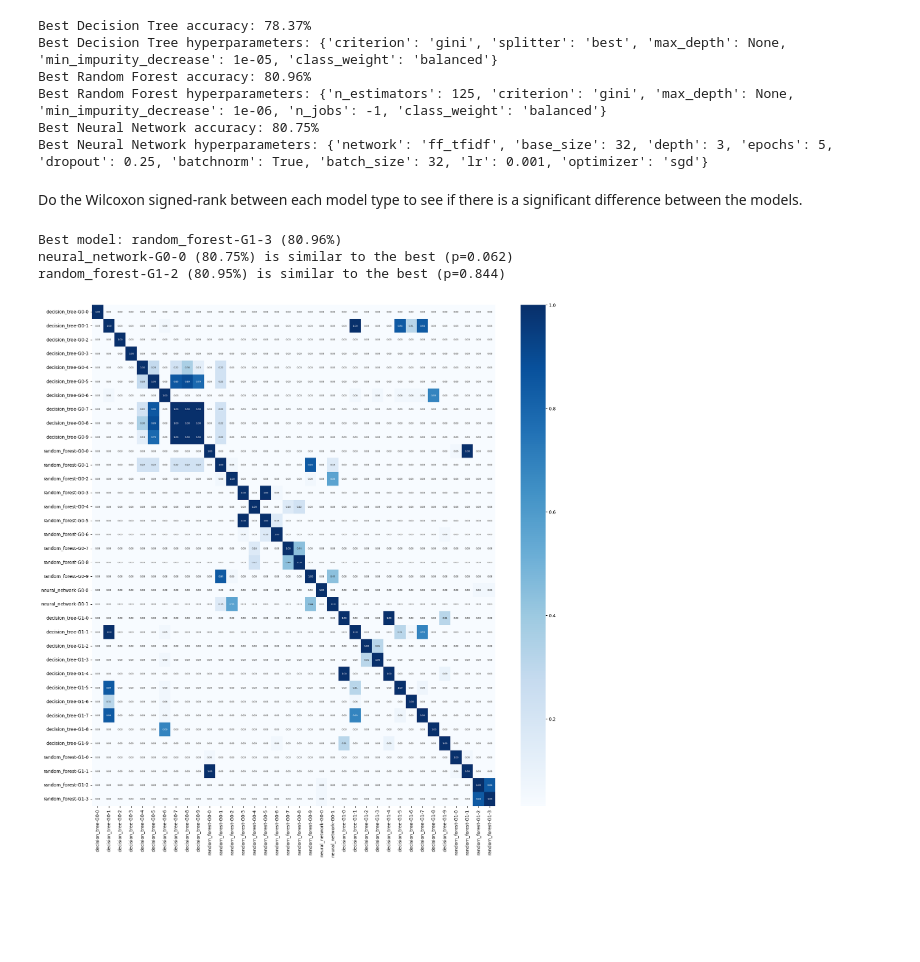
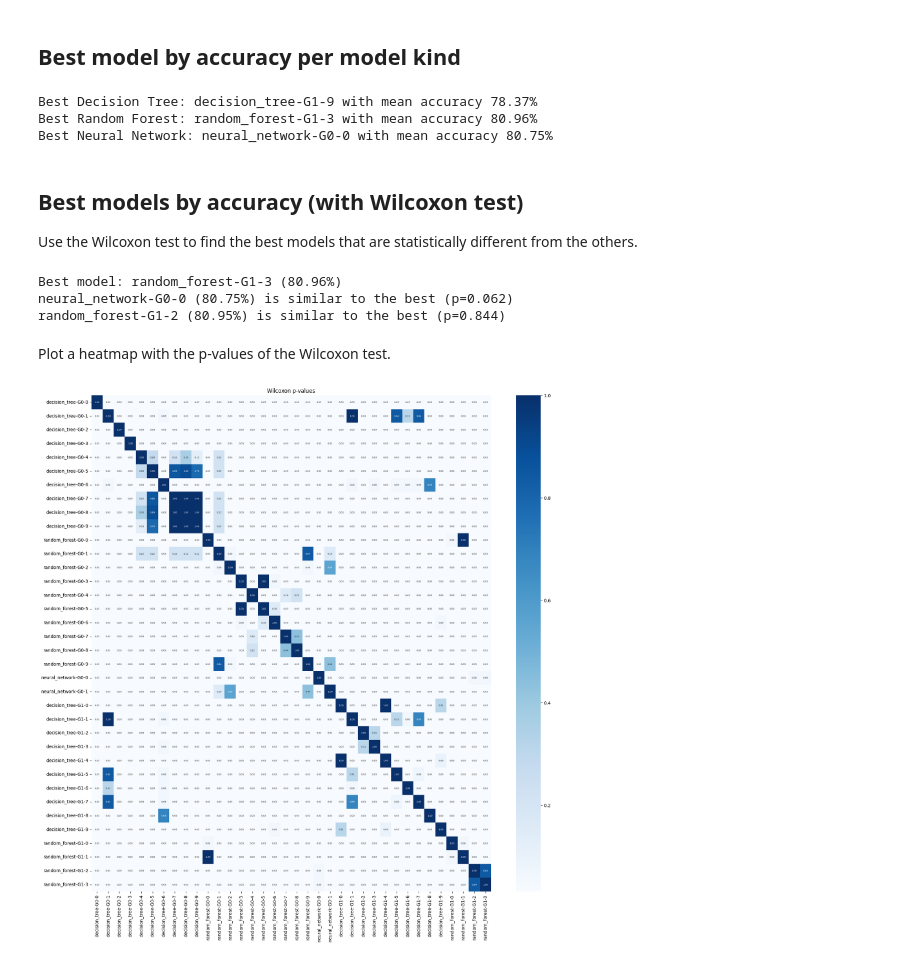
Before and after one commit to Etto48/DataMiningProject, a Jupyter notebook: src/notebooks/selection_results.ipynb, the cells around one changed output. Cells and saved outputs as stored; diff of their text form; code cells hidden in the pictures; blank space fills up the shorter version.

```diff
--- a/src/notebooks/selection_results.ipynb
+++ b/src/notebooks/selection_results.ipynb
@@ -119,34 +90,40 @@ Print the best model for each model type.
-# %%
-for model_kind, result in best_results.items():
-    print(f"Best {beautiful_names[model_kind]} accuracy: {result['accuracy']*100:.2f}%")
-    print(f"Best {beautiful_names[model_kind]} hyperparameters: {result['params']}")
-# %% [output]
-Best Decision Tree accuracy: 78.37%
-Best Decision Tree hyperparameters: {'criterion': 'gini', 'splitter': 'best', 'max_depth': None, 'min_impurity_decrease': 1e-05, 'class_weight': 'balanced'}
-Best Random Forest accuracy: 80.96%
-Best Random Forest hyperparameters: {'n_estimators': 125, 'criterion': 'gini', 'max_depth': None, 'min_impurity_decrease': 1e-06, 'n_jobs': -1, 'class_weight': 'balanced'}
-Best Neural Network accuracy: 80.75%
-Best Neural Network hyperparameters: {'network': 'ff_tfidf', 'base_size': 32, 'depth': 3, 'epochs': 5, 'dropout': 0.25, 'batchnorm': True, 'batch_size': 32, 'lr': 0.001, 'optimizer': 'sgd'}
-# %% [markdown]
-Do the Wilcoxon signed-rank between each model type to see if there is a significant difference between the models.
+# %% [markdown]
+## Best model by accuracy per model kind
+# %%
+best_results = {}
+for i, index in enumerate(results_indices):
+    gen, model_kind, model_id = index
+    result = search_results[gen][model_kind][model_id]
+    accuracies = result[1]
+    mean = np.mean(accuracies)
+    if model_kind not in best_results or mean > best_results[model_kind][1]:
+        best_results[model_kind] = (index, mean)
+
+for model_kind, (index, mean) in best_results.items():
+    print(f"Best {BEAUTIFUL_NAMES[model_kind]}: {model_name_from_index(index)} with mean accuracy {mean*100:.2f}%")
+# %% [output]
+Best Decision Tree: decision_tree-G1-9 with mean accuracy 78.37%
+Best Random Forest: random_forest-G1-3 with mean accuracy 80.96%
+Best Neural Network: neural_network-G0-0 with mean accuracy 80.75%
+# %% [markdown]
+## Best models by accuracy (with Wilcoxon test)
+
+Use the Wilcoxon test to find the best models that are statistically different from the others.
 # %%
-indices = []
+import warnings
 
-for gen, results in enumerate(search_results):
-    for model_kind, results in results.items():
-        for i, [params, accuracies] in enumerate(results):
-            indices.append((gen, model_kind, i))
+warnings.filterwarnings("ignore")
 
-p_matrix = np.ones((len(indices), len(indices)))
+p_matrix = np.ones((len(results_indices), len(results_indices)))
 
 def model_name_from_index(index: tuple[int, str, int]) -> str:
     gen, model_kind, i = index
     return f"{model_kind}-G{gen}-{i}"
 
-for i in range(len(indices)):
-    for j in range(i+1, len(indices)):
-        gen1, model_kind1, i1 = indices[i]
-        gen2, model_kind2, i2 = indices[j]
+for i in range(len(results_indices)):
+    for j in range(i+1, len(results_indices)):
+        gen1, model_kind1, i1 = results_indices[i]
+        gen2, model_kind2, i2 = results_indices[j]
         accuracies1 = search_results[gen1][model_kind1][i1][1]
         accuracies2 = search_results[gen2][model_kind2][i2][1]
         _, p = wilcoxon(accuracies1, accuracies2)
@@ -156,15 +133,15 @@ for i in range(len(indices)):
 
 best_model_index = None
 best_accuracy = 0
-for i, index in enumerate(indices):
+for i, index in enumerate(results_indices):
     gen, model_kind, idx = index
     accuracy = np.mean(search_results[gen][model_kind][idx][1])
     if accuracy > best_accuracy:
         best_accuracy = accuracy
         best_model_index = i
 
-print(f"Best model: {model_name_from_index(indices[best_model_index])} ({best_accuracy*100:.2f}%)")
-for i, index in enumerate(indices):
+print(f"Best model: {model_name_from_index(results_indices[best_model_index])} ({best_accuracy*100:.2f}%)")
+for i, index in enumerate(results_indices):
     gen, model_kind, idx = index
     if i == best_model_index:
         continue
@@ -176,9 +153,13 @@ for i, index in enumerate(indices):
 Best model: random_forest-G1-3 (80.96%)
 neural_network-G0-0 (80.75%) is similar to the best (p=0.062)
 random_forest-G1-2 (80.95%) is similar to the best (p=0.844)
+# %% [markdown]
+Plot a heatmap with the p-values of the Wilcoxon test.
 # %%
 plt.figure(figsize=(20, 20))
-sns.heatmap(p_matrix, cmap="Blues", annot=True, xticklabels=[model_name_from_index(i) for i in indices], yticklabels=[model_name_from_index(i) for i in indices], fmt=".2f", annot_kws={"size": 5})
+plt.title("Wilcoxon p-values")
+model_names = [model_name_from_index(i) for i in results_indices]
+sns.heatmap(p_matrix, cmap="Blues", annot=True, xticklabels=model_names, yticklabels=model_names, fmt=".2f", annot_kws={"size": 5})
 plt.show()
 # %% [output]
-[figure, old version]
+[figure, new version]
```
Also changed, not shown: parts of 15 cells of this notebook, 2 other files.
